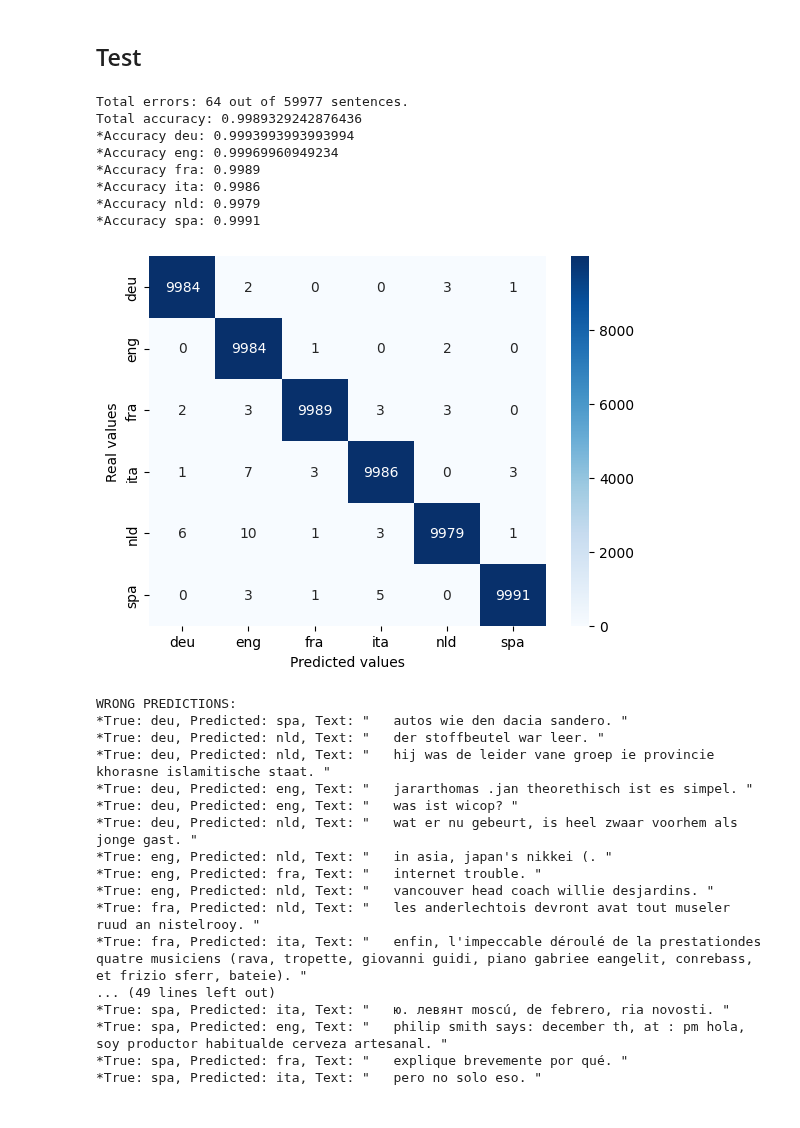
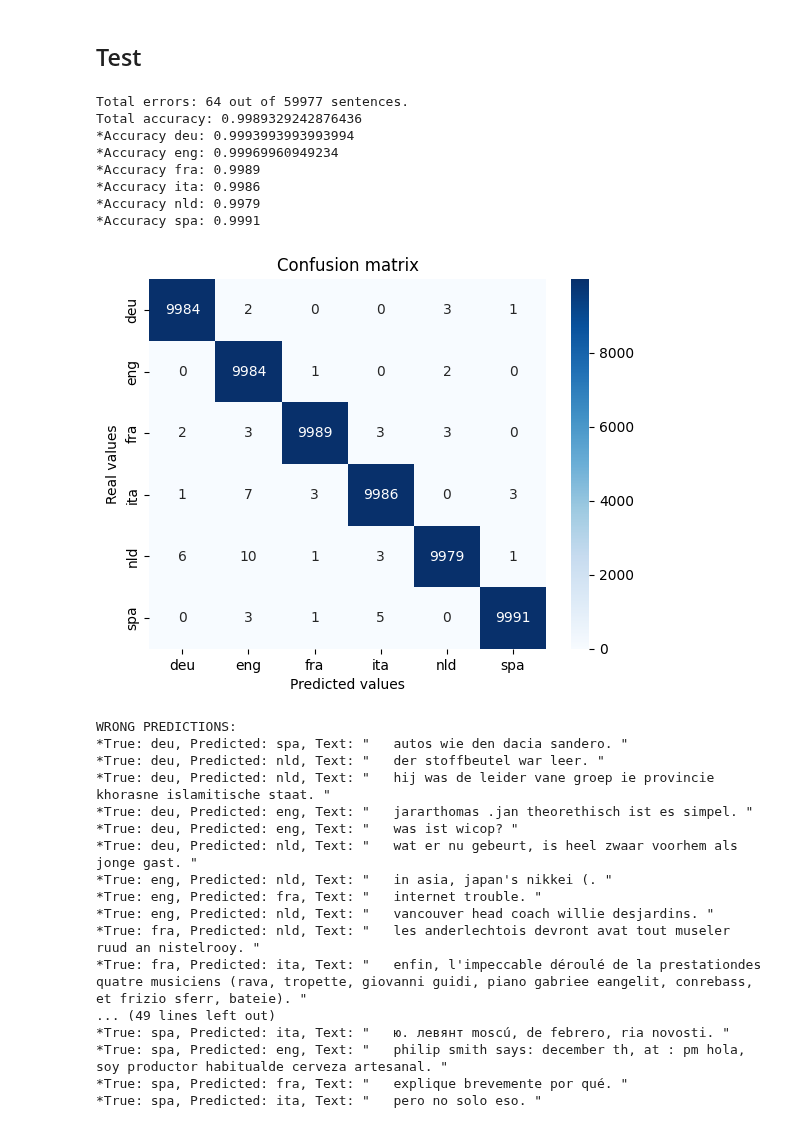
Before and after one commit to caiselvas/language-identification, a Jupyter notebook: main.ipynb, the cells around one changed output. Cells and saved outputs as stored; diff of their text form; code cells hidden in the pictures.

```diff
--- a/main.ipynb
+++ b/main.ipynb
@@ -51,7 +51,13 @@ b_value_theoretical_chars = 26 ** 3 # Theoretical b value (number of unique trig
 b_value_total_observed_tri = len(unique_trigrams) # Total observed trigrams. Same for all languages
 b_value_observed_tri_language = {key: len(trigrams[key]) + 500 for key in trigrams.keys()} # Total observed trigrams per language. Different for each language
 
-b_values = {key: b_value_mean_chars for key in unique_chars.keys()}
+b_values = {'max. unique chars': {key: b_value_max_chars for key in unique_chars.keys()},
+			'mean unique chars': {key: b_value_mean_chars for key in unique_chars.keys()},
+			'min. unique chars': {key: b_value_min_chars for key in unique_chars.keys()},
+			'variable unique chars': b_value_chars_variable,
+			'theoretical unique chars': {key: b_value_theoretical_chars for key in unique_chars.keys()},
+			'total observed trigrams': {key: b_value_total_observed_tri for key in unique_chars.keys()},
+			'observed trigrams per language': b_value_observed_tri_language}
 
 print('Variable unique chars b value:', b_value_chars_variable)
 print('Max unique chars b value:', b_value_max_chars, math.cbrt(b_value_max_chars))
@@ -81,7 +87,7 @@ languages = {"deu": "Deutsch (German)",
 total_trigrams = {key: sum(dicts.values()) for key, dicts in trigrams.items()}
 trigram_finder = TrigramCollocationFinder.from_words(text)
 for language in trigrams.keys():
-    prob = probs_total(b_value=b_values[language], trigram_finder=trigram_finder, model=trigrams[language], total_trigrams=total_trigrams[language], smooth=absolute_discounting, param=0.1,)
+    prob = probs_total(b_value=b_values['mean unique chars'][language], trigram_finder=trigram_finder, model=trigrams[language], total_trigrams=total_trigrams[language], smooth=absolute_discounting, param=0.1,)
     probs.append((language, prob))
 max_probs = max(probs, key = lambda x: x[1])
 print(max_probs)
@@ -104,7 +110,7 @@ Italiano (Italian): 2.2658953418965508e-26
 # %% [markdown]
 ## Validation
 # %%
-def create_prob_dict(b_value_dict: dict = b_values, smooth: Callable = lidstone_smooth, param: float = 0.5, model: dict = trigrams, total: dict = totals, unique: set = unique_trigrams):
+def create_prob_dict(b_value_dict: dict = b_values['mean unique chars'], smooth: Callable = lidstone_smooth, param: float = 0.5, model: dict = trigrams, total: dict = totals, unique: set = unique_trigrams):
     d = {}
     for lang in languages.keys():
         probab = {tri: math.log(smooth(param, trigram=tri, b_value=b_value_dict[lang], trigram_counts=model[lang], total_trigrams=total[lang])) for tri in unique}
@@ -237,7 +241,7 @@ Smoothing: absolute_discounting, B value: observed trigrams per language, Alpha:
 prediction_errors_list = []
 predictions = {language: [] for language in test.keys()}
 
-prob_dict = create_prob_dict(model=trigrams, b_value_dict=b_values, smooth=linear_discounting, param=0.35)
+prob_dict = create_prob_dict(model=trigrams, b_value_dict=b_values['mean unique chars'], smooth=linear_discounting, param=0.35)
 
 language_list = test.keys()
 
@@ -265,34 +269,35 @@ print(f"Total accuracy: {total_accuracy}")
 for language, correct in correct_predictions.items():
 	print(f"*Accuracy {language}: {correct / len(test[language])}")
 
 # Confusion matrix
 language_names = [language for language in test.keys()]
 
 cm = confusion_matrix(y_true=[language for language in test.keys() for _ in range(len(test[language]))],
 					  y_pred=[pred for language in test.keys() for pred in predictions[language]],
 					  labels=language_names)
 
 sns.heatmap(data=cm, annot=True, fmt="d", xticklabels=language_names, yticklabels=language_names, cmap="Blues")
 plt.xlabel('Predicted values')
 plt.ylabel('Real values')
+plt.title('Confusion matrix')
 plt.savefig('./plots/confusion_matrix.png')
 plt.show()
 plt.close()
 
 # Print the errors
 print("WRONG PREDICTIONS:")
 for error in prediction_errors_list:
 	print(f"*True: {error['true']}, Predicted: {error['pred']}, Text: \"{error['text']}\"")
 # %% [output]
 Total errors: 64 out of 59977 sentences.
 Total accuracy: 0.9989329242876436
 *Accuracy deu: 0.9993993993993994
 *Accuracy eng: 0.99969960949234
 *Accuracy fra: 0.9989
 *Accuracy ita: 0.9986
 *Accuracy nld: 0.9979
 *Accuracy spa: 0.9991
-[figure, old version]
+[figure, new version]
 WRONG PREDICTIONS:
 *True: deu, Predicted: spa, Text: "   autos wie den dacia sandero. "
 *True: deu, Predicted: nld, Text: "   der stoffbeutel war leer. "
```
Also changed, not shown: parts of 4 cells of this notebook, 15 other files.
